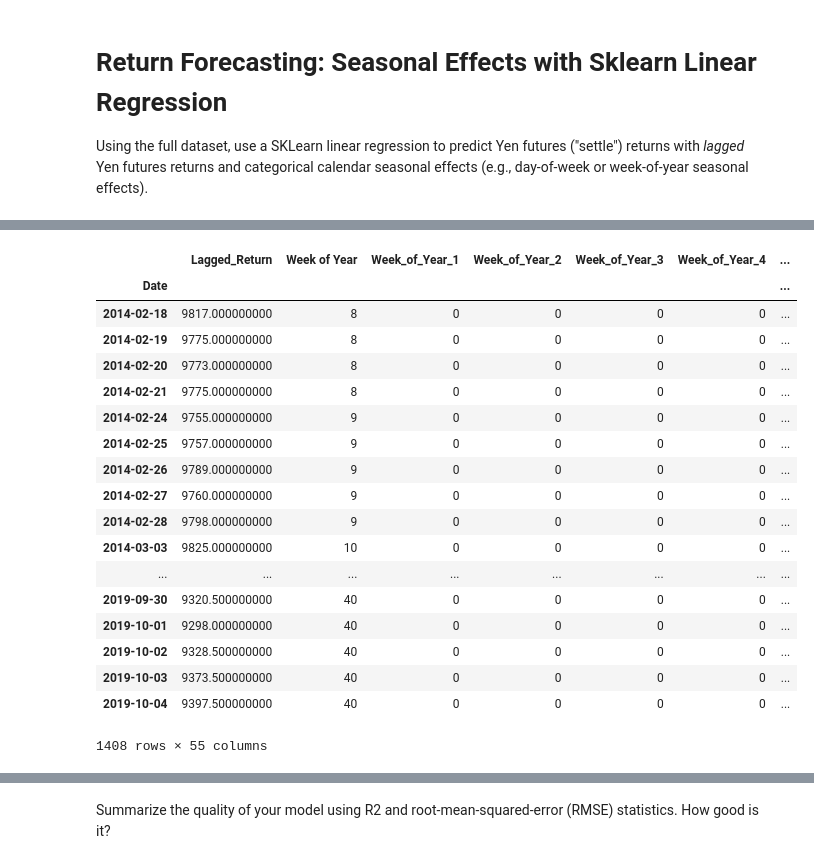
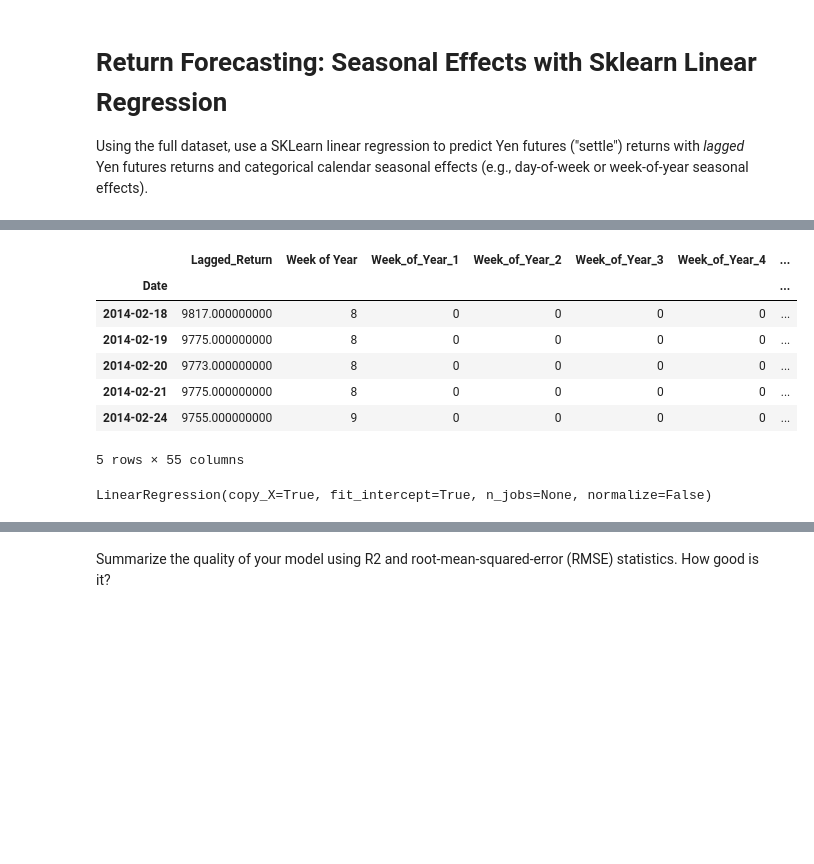
Before and after one commit to stragitech/Yen_Futures, a Jupyter notebook: time_series_analysis.ipynb, the cells around one changed output, grey strips where cells are left out. Saved outputs shown, nothing was run; the diff lists cells and outputs as text; code cells hidden in the pictures; blank space fills up the shorter version.

```diff
--- a/time_series_analysis.ipynb
+++ b/time_series_analysis.ipynb
@@ -160,40 +160,32 @@ fut.head()
 # %%
 # Add into the X dataframe either a "dayofweek" or "weekofyear" column, (e.g., using X.index.weekofyear)
 X["Week_of_Year"] = X.index.weekofyear
 X.head()
 
 # Create a new categorical X dataframe, by using pd.get_dummies() on the seasonal column created just above:
 X_binary_encoded = pd.get_dummies(X, columns=['Week_of_Year'])
-X_binary_encoded
+X_binary_encoded.head()
 # %% [output]
 |  | Lagged_Return | Week of Year | Week_of_Year_1 | Week_of_Year_2 | Week_of_Year_3 | Week_of_Year_4 | ... |
 | Date |  |  |  |  |  |  | ... |
 | 2014-02-18 | 9817.000000000 | 8 | 0 | 0 | 0 | 0 | ... |
 | 2014-02-19 | 9775.000000000 | 8 | 0 | 0 | 0 | 0 | ... |
 | 2014-02-20 | 9773.000000000 | 8 | 0 | 0 | 0 | 0 | ... |
 | 2014-02-21 | 9775.000000000 | 8 | 0 | 0 | 0 | 0 | ... |
 | 2014-02-24 | 9755.000000000 | 9 | 0 | 0 | 0 | 0 | ... |
-| 2014-02-25 | 9757.000000000 | 9 | 0 | 0 | 0 | 0 | ... |
-| 2014-02-26 | 9789.000000000 | 9 | 0 | 0 | 0 | 0 | ... |
-| 2014-02-27 | 9760.000000000 | 9 | 0 | 0 | 0 | 0 | ... |
-| 2014-02-28 | 9798.000000000 | 9 | 0 | 0 | 0 | 0 | ... |
-| 2014-03-03 | 9825.000000000 | 10 | 0 | 0 | 0 | 0 | ... |
-| ... | ... | ... | ... | ... | ... | ... | ... |
-| 2019-09-30 | 9320.500000000 | 40 | 0 | 0 | 0 | 0 | ... |
-| 2019-10-01 | 9298.000000000 | 40 | 0 | 0 | 0 | 0 | ... |
-| 2019-10-02 | 9328.500000000 | 40 | 0 | 0 | 0 | 0 | ... |
-| 2019-10-03 | 9373.500000000 | 40 | 0 | 0 | 0 | 0 | ... |
-| 2019-10-04 | 9397.500000000 | 40 | 0 | 0 | 0 | 0 | ... |
-1408 rows × 55 columns
+5 rows × 55 columns
 # %%
 # Create a "y" series, using just the "Futures Return" column created above.
-y = fut["Futures Return"].copy()
+y = fut["Futures_Return"].copy()
 
 # Construct a "LinearRegression" object:
 model = LinearRegression()
 
 # Fit a model using the X and y objects:
 results = model.fit(X, y)
+results
+# %% [output]
+LinearRegression(copy_X=True, fit_intercept=True, n_jobs=None, normalize=False)
 # %%
 # Construct predictions based on the X object:
 predictions = model.predict(X)
```
Also changed, not shown: parts of 2 cells of this notebook.
